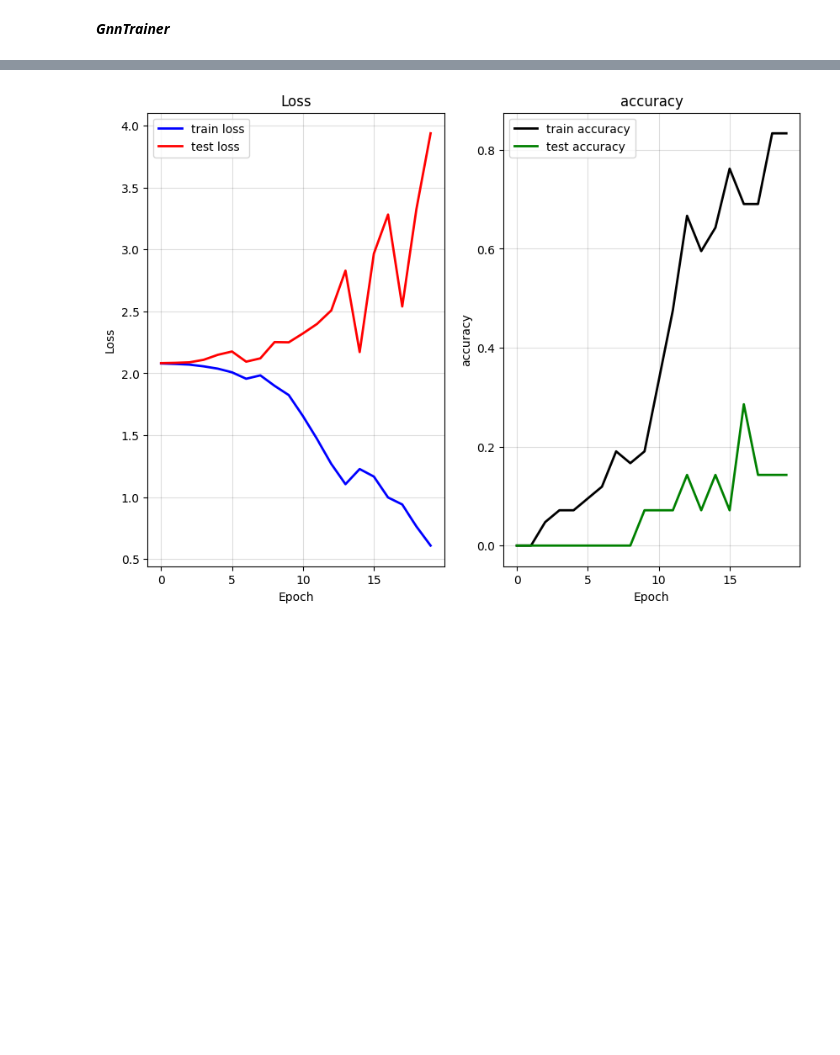
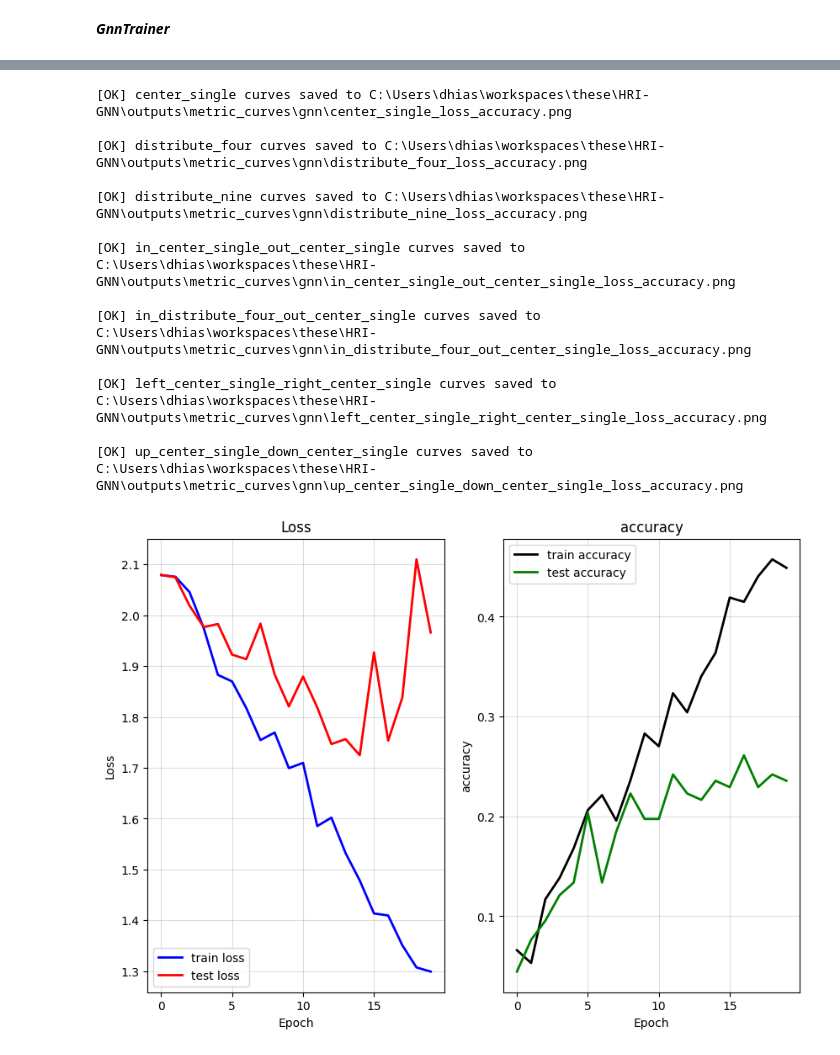
Before and after one commit to DhiaEddineSaidi/HRI-GNN, a Jupyter notebook: notebooks/reasoning_system_gnn_encoder.ipynb, the cells around one changed output, grey strips where cells are left out. Saved outputs shown, nothing was run; the diff lists cells and outputs as text; code cells hidden in the pictures; blank space fills up the shorter version.

Commit message:
Update: GNN training results

```diff
--- a/notebooks/reasoning_system_gnn_encoder.ipynb
+++ b/notebooks/reasoning_system_gnn_encoder.ipynb
@@ -501,7 +505,7 @@ from hri_gnn.training.gnn_trainer import GnnTrainer
 # %%
 # load the saved model
 
-output_path = get_output_path()
+output_path = paths.get_output_path()
 
 raven_encoder = RavenCnnEncoder()
 
@@ -586,7 +590,7 @@ for config in Configuration.all():
     # 1. Instantiate the GNN model (fresh instace for each config)
     gnn_trainer = GnnTrainer(gnn_model, raven_encoder, optimizer, metrics=None, node_types= None,
                              active_edge_types= active_edge_types,
-                             include_columns=include_columns, device="cuda", output_path= None)
+                             include_columns=include_columns, device="cuda", output_path= output_path)
     # 2. Train the GNN model
     history_dict[config] = gnn_trainer.fit(dataloaders_dict[f"{config}_train"] ,
                                            dataloaders_dict[f"{config}_test"],
@@ -595,12 +599,14 @@ for config in Configuration.all():
                                            checkpoint_name_prefix = config,
                                            check_frequency=5,
                                            save_final_version= True,
-                                           verbose=True,
+                                           verbose=False,
                                            train_only= train_only)
-    # 3. Saving the final model
-    model_path = output_path/"models"/f"gnn_model_{config}_final.pth"
-    torch.save(gnn_model.state_dict(), model_path)
-    print(f"\n[OK] Model saved : {model_path}")
+    # 3. Saving the training history
+    history_path = output_path/"history"/"gnn"/f"training_history_{config}.json"
+    with open(history_path, 'w') as f:
+        json.dump(history_dict[config], f, indent=2)
+    print(f"\n[OK] Training history {config} saved : {history_path}")
+
     print("="*80)
 # %% [output]
 Training center_single....
@@ -620,27 +717,38 @@ Training up_center_single_down_center_single....
 # %%
-import matplotlib.pyplot as plt
+for config in Configuration.all():
+    fig, axes = plt.subplots(nrows=1, ncols=2, figsize=(10,7))
+    axes[0].plot(range(epochs), history_dict[config]['train_loss'] , color='blue', linewidth=2, label='train loss')
+    if not train_only:
+        axes[0].plot(range(epochs), history_dict[config]['test_loss'] , color='red', linewidth=2, label='test loss')
+    axes[0].set_title(f'Loss')
+    axes[0].set_xlabel('Epoch')
+    axes[0].set_ylabel('Loss')
+    axes[0].legend()
+    axes[0].grid(True, alpha=0.2, color='#555')
+    axes[1].plot(range(epochs), history_dict[config]['train_accuracy'],color="black",linewidth=2, label=f'train accuracy')
+    if not train_only:
+        axes[1].plot(range(epochs), history_dict[config]['test_accuracy'],color="green",linewidth=2, label=f'test accuracy')
+    axes[1].set_title(f'accuracy')
+    axes[1].set_xlabel('Epoch')
+    axes[1].set_ylabel('accuracy')
+    axes[1].legend()
+    axes[1].grid(True, alpha=0.2, color='#555')
 
-fig, axes = plt.subplots(nrows=1, ncols=2, figsize=(10,7))
-axes[0].plot(range(epochs), history['train_loss'] , color='blue', linewidth=2, label='train loss')
-if not train_only:
-    axes[0].plot(range(epochs), history['test_loss'] , color='red', linewidth=2, label='test loss')
-axes[0].set_title(f'Loss')
-axes[0].set_xlabel('Epoch')
-axes[0].set_ylabel('Loss')
-
-axes[0].legend()
-axes[0].grid(True, alpha=0.2, color='#555')
-
-
-axes[1].plot(range(epochs), history['train_accuracy'],color="black",linewidth=2, label=f'train accuracy')
-if not train_only:
-    axes[1].plot(range(epochs), history['test_accuracy'],color="green",linewidth=2, label=f'test accuracy')
-
-axes[1].set_title(f'accuracy')
-axes[1].set_xlabel('Epoch')
-axes[1].set_ylabel('accuracy')
-
-axes[1].legend()
-axes[1].grid(True, alpha=0.2, color='#555')
+    gnn_curves_path = output_path/"metric_curves"/"gnn"/f"{config}_loss_accuracy.png"
+    plt.savefig(gnn_curves_path)
+    print(f"\n[OK] {config} curves saved to {gnn_curves_path}")
 # %% [output]
+[OK] center_single curves saved to C:\Users\dhias\workspaces\these\HRI-GNN\outputs\metric_curves\gnn\center_single_loss_accuracy.png
+
+[OK] distribute_four curves saved to C:\Users\dhias\workspaces\these\HRI-GNN\outputs\metric_curves\gnn\distribute_four_loss_accuracy.png
+
+[OK] distribute_nine curves saved to C:\Users\dhias\workspaces\these\HRI-GNN\outputs\metric_curves\gnn\distribute_nine_loss_accuracy.png
+
+[OK] in_center_single_out_center_single curves saved to C:\Users\dhias\workspaces\these\HRI-GNN\outputs\metric_curves\gnn\in_center_single_out_center_single_loss_accuracy.png
+
+[OK] in_distribute_four_out_center_single curves saved to C:\Users\dhias\workspaces\these\HRI-GNN\outputs\metric_curves\gnn\in_distribute_four_out_center_single_loss_accuracy.png
+
+[OK] left_center_single_right_center_single curves saved to C:\Users\dhias\workspaces\these\HRI-GNN\outputs\metric_curves\gnn\left_center_single_right_center_single_loss_accuracy.png
+
+[OK] up_center_single_down_center_single curves saved to C:\Users\dhias\workspaces\these\HRI-GNN\outputs\metric_curves\gnn\up_center_single_down_center_single_loss_accuracy.png
-[figure, old version]
+[figure, new version]
```
Also changed, not shown: parts of 4 cells of this notebook, 54 other files.
